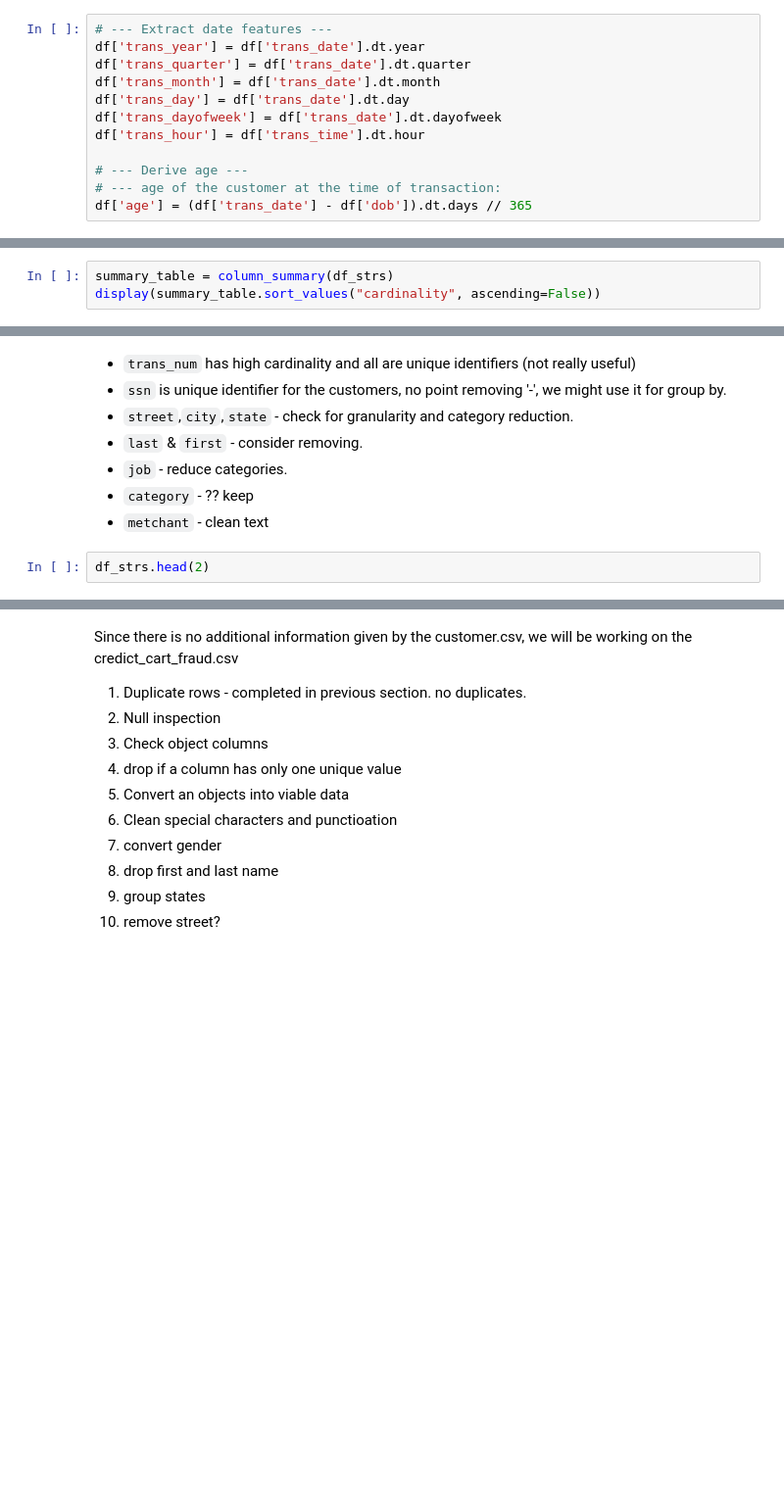
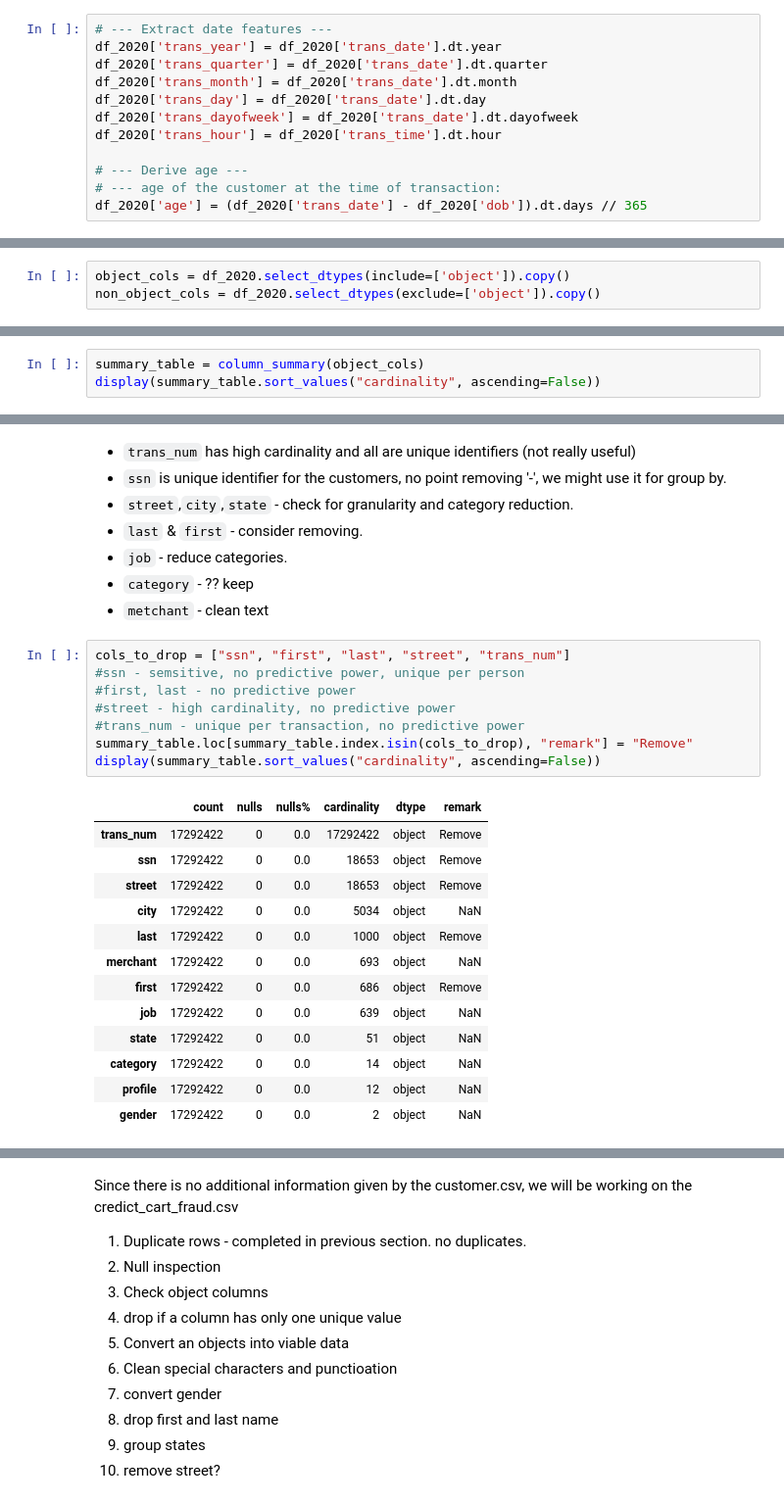
Before and after one commit to Shogant/Credit_Card_Fraud_Detection_Model, a Jupyter notebook: Data_Preparation.ipynb, the cells around one changed output, grey strips where cells are left out. Shown at 98% size. Saved outputs shown, nothing was run; the diff lists cells and outputs as text; blank space fills up the shorter version.

```diff
--- a/Data_Preparation.ipynb
+++ b/Data_Preparation.ipynb
@@ -416,16 +546,16 @@ df_2020.shape
 #### <font color='Navy'> 🔹Date Dtypes :
 # %%
 # --- Extract date features ---
-df['trans_year'] = df['trans_date'].dt.year
-df['trans_quarter'] = df['trans_date'].dt.quarter
-df['trans_month'] = df['trans_date'].dt.month
-df['trans_day'] = df['trans_date'].dt.day
-df['trans_dayofweek'] = df['trans_date'].dt.dayofweek
-df['trans_hour'] = df['trans_time'].dt.hour
+df_2020['trans_year'] = df_2020['trans_date'].dt.year
+df_2020['trans_quarter'] = df_2020['trans_date'].dt.quarter
+df_2020['trans_month'] = df_2020['trans_date'].dt.month
+df_2020['trans_day'] = df_2020['trans_date'].dt.day
+df_2020['trans_dayofweek'] = df_2020['trans_date'].dt.dayofweek
+df_2020['trans_hour'] = df_2020['trans_time'].dt.hour
 
 # --- Derive age ---
 # --- age of the customer at the time of transaction:
-df['age'] = (df['trans_date'] - df['dob']).dt.days // 365
+df_2020['age'] = (df_2020['trans_date'] - df_2020['dob']).dt.days // 365
 # %% [markdown]
 #### <font color='red'> 🔹Data Drop List Container Definition:
 
@@ -451 +576,4 @@ df_strs =df_2020.select_dtypes(include='string')
+# %%
+object_cols = df_2020.select_dtypes(include=['object']).copy()
+non_object_cols = df_2020.select_dtypes(exclude=['object']).copy()
 # %%
@@ -453,3 +587,3 @@ df_strs.head(4)
 # %%
-summary_table = column_summary(df_strs)
+summary_table = column_summary(object_cols)
 display(summary_table.sort_values("cardinality", ascending=False))
@@ -461,6 +609,26 @@ display(summary_table.sort_values("cardinality", ascending=False))
 - `job` - reduce categories.
 - `category` - ?? keep
 - `metchant` - clean text
-# %%
-df_strs.head(2)
+# %%
+cols_to_drop = ["ssn", "first", "last", "street", "trans_num"]
+#ssn - semsitive, no predictive power, unique per person
+#first, last - no predictive power
+#street - high cardinality, no predictive power
+#trans_num - unique per transaction, no predictive power
+summary_table.loc[summary_table.index.isin(cols_to_drop), "remark"] = "Remove"
+display(summary_table.sort_values("cardinality", ascending=False))
+# %% [output]
+|  | count | nulls | nulls% | cardinality | dtype | remark |
+| trans_num | 17292422 | 0 | 0.0 | 17292422 | object | Remove |
+| ssn | 17292422 | 0 | 0.0 | 18653 | object | Remove |
+| street | 17292422 | 0 | 0.0 | 18653 | object | Remove |
+| city | 17292422 | 0 | 0.0 | 5034 | object | NaN |
+| last | 17292422 | 0 | 0.0 | 1000 | object | Remove |
+| merchant | 17292422 | 0 | 0.0 | 693 | object | NaN |
+| first | 17292422 | 0 | 0.0 | 686 | object | Remove |
+| job | 17292422 | 0 | 0.0 | 639 | object | NaN |
+| state | 17292422 | 0 | 0.0 | 51 | object | NaN |
+| category | 17292422 | 0 | 0.0 | 14 | object | NaN |
+| profile | 17292422 | 0 | 0.0 | 12 | object | NaN |
+| gender | 17292422 | 0 | 0.0 | 2 | object | NaN |
 # %%
```
Also changed, not shown: parts of 72 cells of this notebook.
